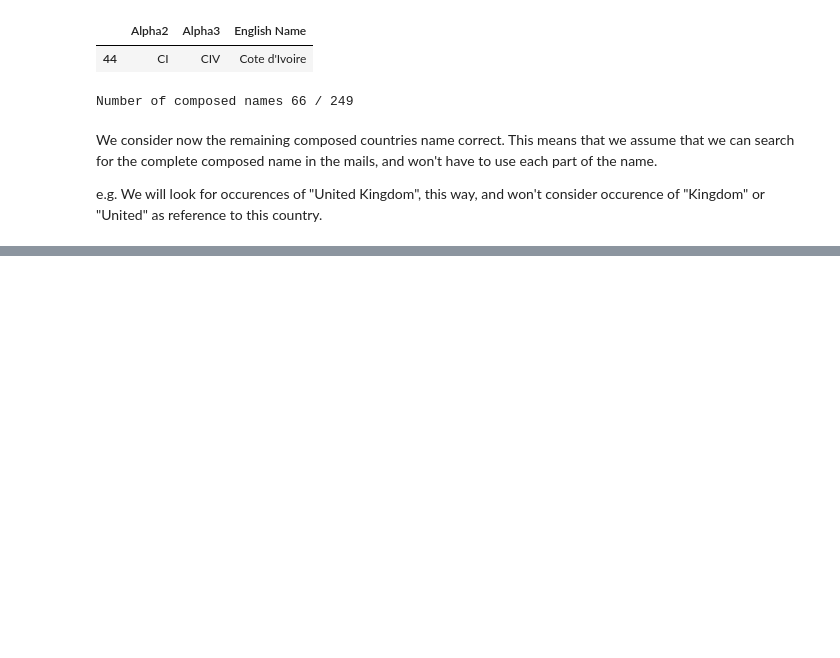
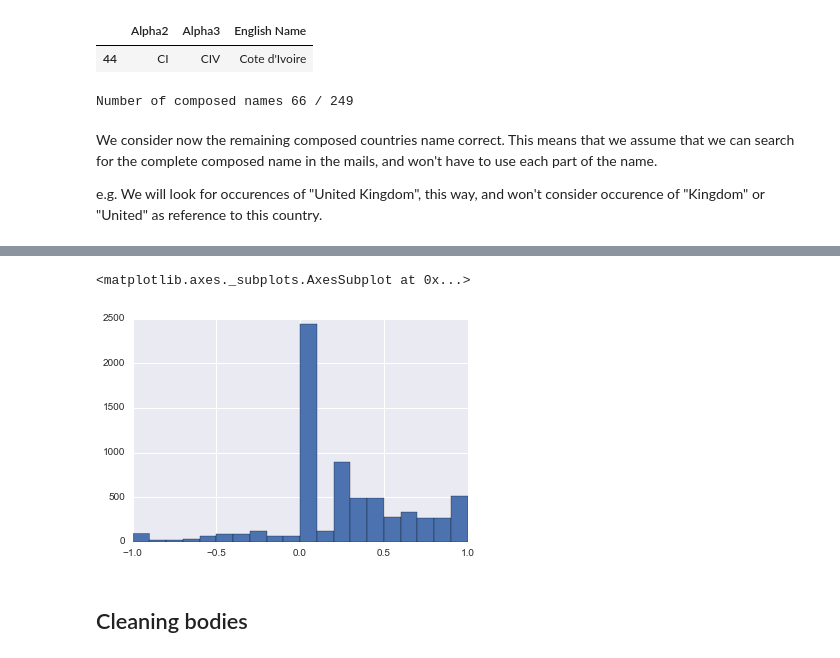
Before and after one commit to nathanquinteiro/ADA-Homework, a Jupyter notebook: 05 - Taming Text/Sentiments.ipynb, the cells around one changed output, grey strips where cells are left out. Drawn from its saved outputs; the diff is of its cells as text; code cells hidden in the pictures; blank space fills up the shorter version.

```diff
--- a/05 - Taming Text/Sentiments.ipynb
+++ b/05 - Taming Text/Sentiments.ipynb
@@ -409,0 +502,5 @@ countries_dict["Russian Governement"] = "Russia"
+# %%
+#mailsBody["polarity"] = mailsBody["ExtractedBodyText"].apply(lambda x: sid.polarity_scores(x)["compound"])
+#mailsBody.to_csv("data/bodies_with_polarity.csv")
+mailsBody = pd.read_csv("data/bodies_with_polarity.csv")
+mailsBody.head()
@@ -409,0 +514,7 @@ countries_dict["Russian Governement"] = "Russia"
+# %%
+mailsBody.polarity.hist(bins=20)
+# %% [output]
+<matplotlib.axes._subplots.AxesSubplot at 0x...>
+[figure, added]
+# %% [markdown]
+## Cleaning bodies
```
Also changed, not shown: parts of 36 cells of this notebook, 5 other files.
